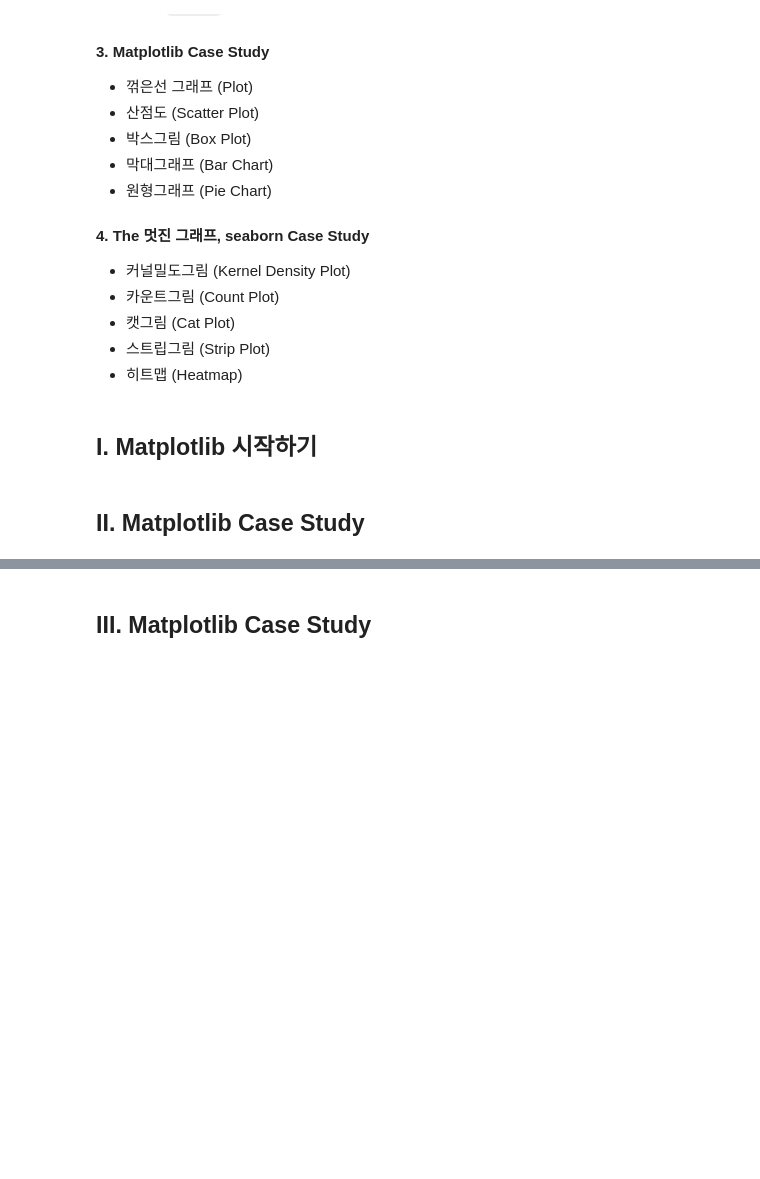
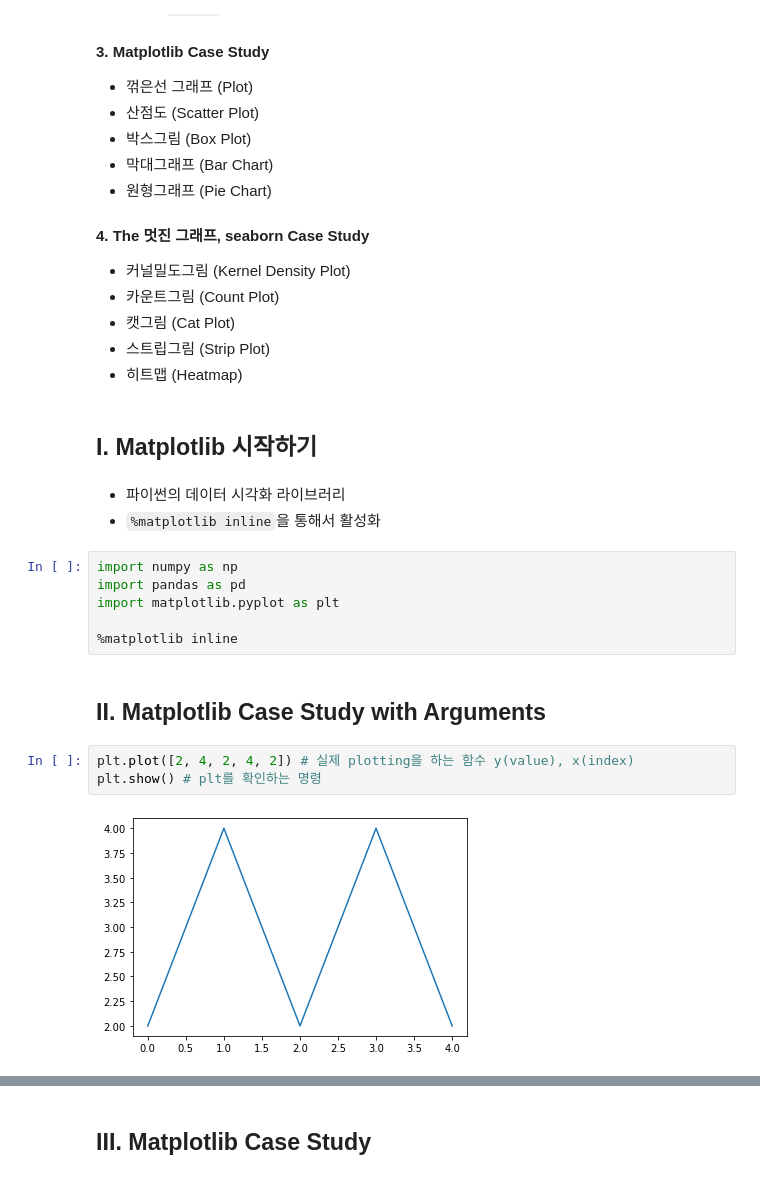
Before and after one commit to super-corini/programmers_kdt_II, a Jupyter notebook: 3. python으로 멋드러진 그래프 그리기, Matplotlib.ipynb, the cells around one changed output, grey strips where cells are left out. Cells and saved outputs as stored; diff of their text form; blank space fills up the shorter version.

```diff
--- a/3. python으로 멋드러진 그래프 그리기, Matplotlib.ipynb
+++ b/3. python으로 멋드러진 그래프 그리기, Matplotlib.ipynb
@@ -27,5 +27,19 @@
 - 히트맵 (Heatmap)
 # %% [markdown]
 ## I. Matplotlib 시작하기
+# %% [markdown]
+- 파이썬의 데이터 시각화 라이브러리
+- `%matplotlib inline`을 통해서 활성화
+# %%
+import numpy as np
+import pandas as pd
+import matplotlib.pyplot as plt
+
+%matplotlib inline
 # %% [markdown]
-## II. Matplotlib Case Study
+## II. Matplotlib Case Study with Arguments
+# %%
+plt.plot([2, 4, 2, 4, 2]) # 실제 plotting을 하는 함수 y(value), x(index)
+plt.show() # plt를 확인하는 명령
+# %% [output]
+[figure, added]
```
Also changed, not shown: parts of 41 cells of this notebook.
